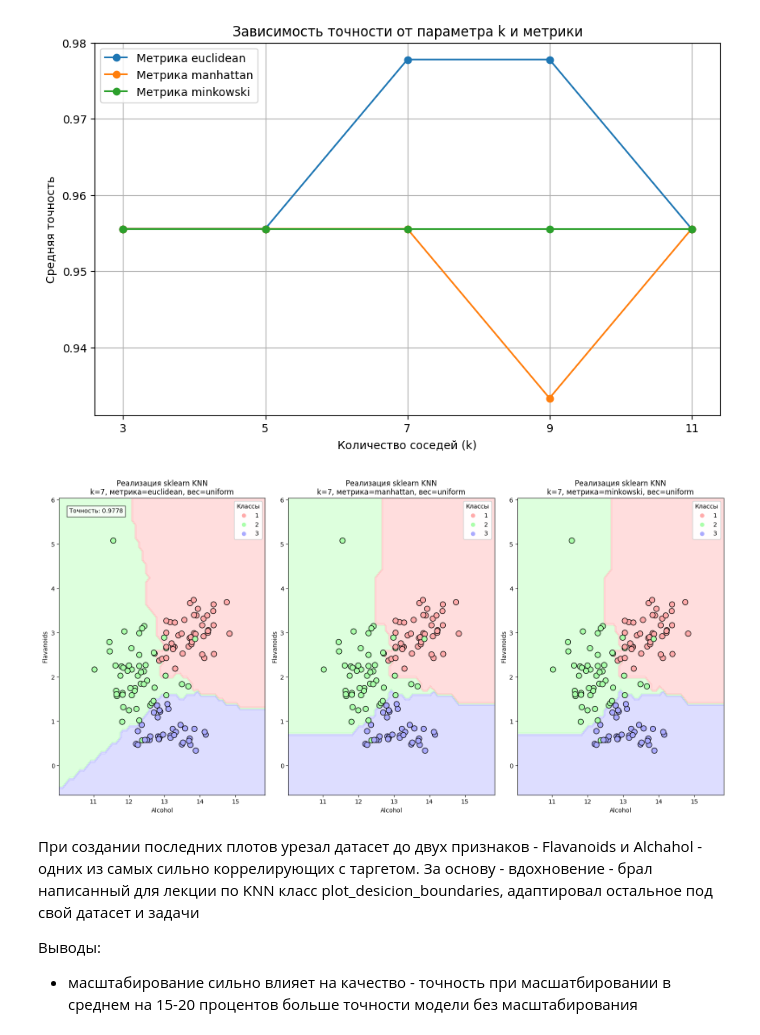
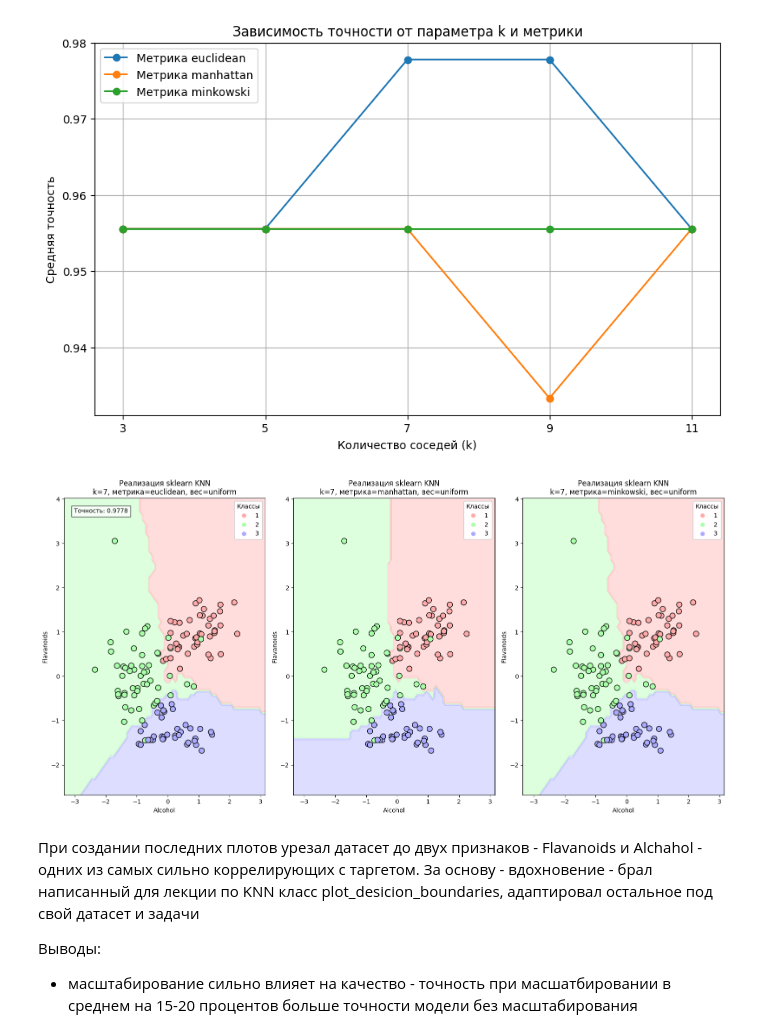
Before and after one commit to shevkoai/ml-course-homeworks, a Jupyter notebook: hw03_KNN/KNN_homework_3.ipynb, the cells around one changed output. Cells and saved outputs as stored; diff of their text form; code cells hidden in the pictures.

```diff
--- a/hw03_KNN/KNN_homework_3.ipynb
+++ b/hw03_KNN/KNN_homework_3.ipynb
@@ -302,38 +314,38 @@ fig, axes = plt.subplots(1, 3, figsize=(16, 8))
 
 sklearn_metric = 'minkowski' if metric_best == 'euclidean' else metric_best
 sklearn_p = 2 if metric_best == 'euclidean' else (3 if metric_best == 'minkowski' else 1)
-X_train_2d = X_train[:, [0, 6]] if isinstance(X_train, np.ndarray) else X_train.iloc[:, [0, 6]].values
+X_train_2d = X_train_scaled[:, [0, 6]] if isinstance(X_train_scaled, np.ndarray) else X_train_scaled.iloc[:, [0, 6]].values
 y_train_flat = np.ravel(y_train)
 #1) Лучшая модель - с евклидовой метрикой
 euclidean_knn = KNeighborsClassifier(n_neighbors=k_best, metric=sklearn_metric, weights=weights_best, p=sklearn_p)
 euclidean_knn.fit(X_train_2d, y_train_flat)
 plot_decision_boundaries(X_train_2d, y_train_flat, euclidean_knn, ax=axes[0],
                         title=f'Реализация sklearn KNN\nk={k_best}, метрика={metric_best}, вес={weights_best}')
 #2)Модель с метрикой manhattan
 manhattan_knn = KNeighborsClassifier(n_neighbors=k_best, metric="manhattan", weights=weights_best, p=sklearn_p)
 manhattan_knn.fit(X_train_2d, y_train_flat)
 
 plot_decision_boundaries(X_train_2d, y_train_flat, manhattan_knn, ax=axes[1],
                          title=f'Реализация sklearn KNN\nk={k_best}, метрика=manhattan, вес={weights_best}')
 #3)Модель с метрикой minkowski
-minkowski_knn = KNeighborsClassifier(n_neighbors=k_best, metric="manhattan", weights=weights_best, p=sklearn_p)
+minkowski_knn = KNeighborsClassifier(n_neighbors=k_best, metric="minkowski", weights=weights_best, p=sklearn_p)
 minkowski_knn.fit(X_train_2d, y_train_flat)
 
 plot_decision_boundaries(X_train_2d, y_train_flat, minkowski_knn, ax=axes[2],
                          title=f'Реализация sklearn KNN\nk={k_best}, метрика=minkowski, вес={weights_best}')
 
 axes[0].text(0.05, 0.95, f'Точность: {best_params["accuracy when scaled"]:.4f}', transform=axes[0].transAxes,
            bbox=dict(facecolor='white', alpha=0.8))
 axes[0].set_xlabel('Alcohol')
 axes[0].set_ylabel('Flavanoids')
 axes[1].set_xlabel('Alcohol')
 axes[1].set_ylabel('Flavanoids')
 axes[2].set_xlabel('Alcohol')
 axes[2].set_ylabel('Flavanoids')
 plt.tight_layout()
 plt.show()
 # %% [output]
-[figure, old version]
+[figure, new version]
 # %% [markdown]
 При создании последних плотов урезал датасет до двух признаков - Flavanoids и Alchahol - одних из самых сильно коррелирующих с таргетом. За основу - вдохновение - брал написанный для лекции по KNN класс plot_desicion_boundaries, адаптировал остальное под свой датасет и задачи
 
```
Also changed, not shown: parts of 7 cells of this notebook.
